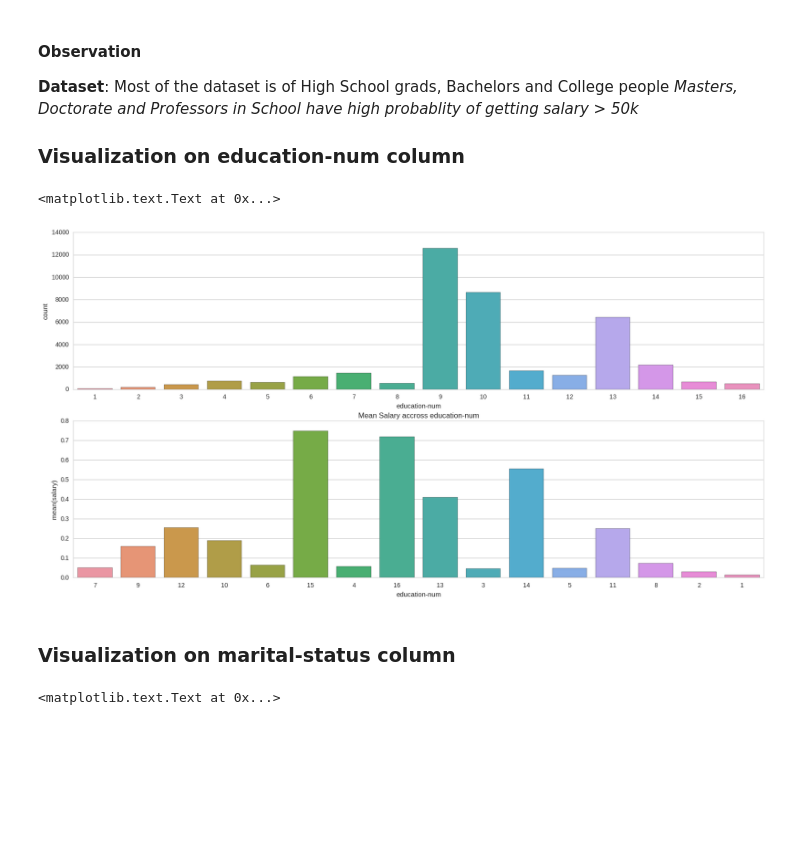
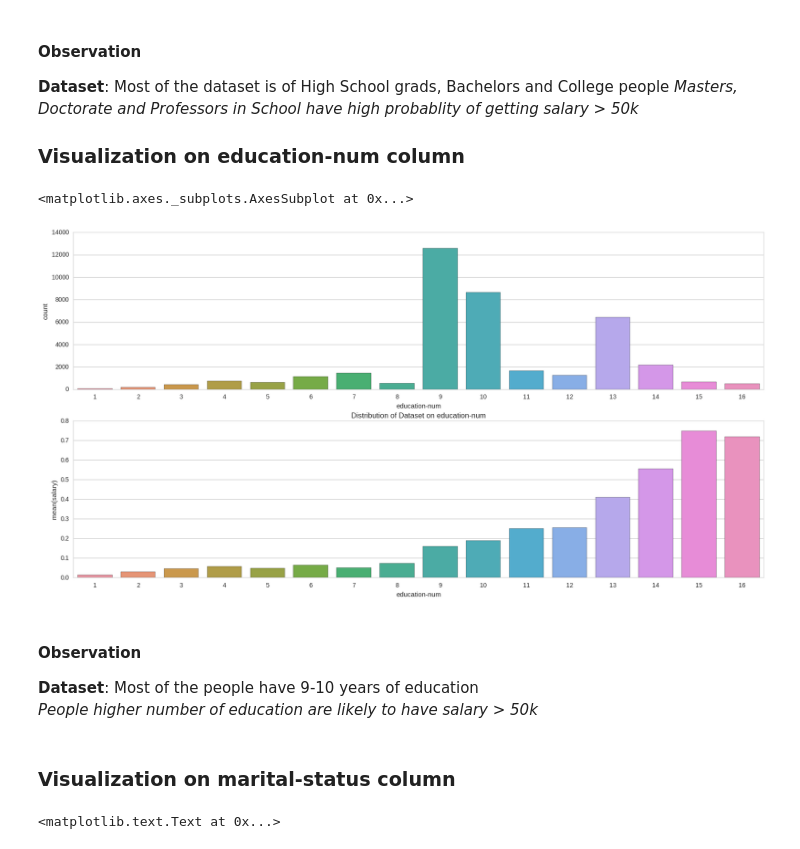
Before and after one commit to har33sh/ArtificialNeuralNetwork, a Jupyter notebook: Visualization.ipynb, the cells around one changed output. Drawn from its saved outputs; the diff is of its cells as text; code cells hidden in the pictures; blank space fills up the shorter version.

```diff
--- a/Visualization.ipynb
+++ b/Visualization.ipynb
@@ -143,18 +132,24 @@ sns.plt.title('Mean Salary accross education')
 # %%
 # Plotting the distribution of dataset on education-num
 fig, (axis1,axis2) = plt.subplots(2,figsize=(20,10))
-sns.countplot(x='education-num', data=train_df, ax=axis1)
+order_list=list(range(1,17))
+sns.countplot(x='education-num', data=train_df, ax=axis1,order=order_list)
 sns.plt.title('Distribution of Dataset on education-num')
 
 # average salary for each Person based on education-num
 person_perc = train_df[["education-num", "salary"]].groupby(['education-num'],as_index=False).mean()
-sns.barplot(x='education-num', y='salary', data=person_perc, ax=axis2,order=list(train_df["education-num"].unique()))
-sns.plt.title('Mean Salary accross education-num')
+sns.barplot(x='education-num', y='salary', data=person_perc, ax=axis2,order=order_list)
 # %% [output]
-<matplotlib.text.Text at 0x...>
+<matplotlib.axes._subplots.AxesSubplot at 0x...>
-[figure, old version]
+[figure, new version]
-# %% [markdown]
-### Visualization on marital-status column
+# %% [markdown]
+#### Observation
+**Dataset**: Most of the people have 9-10 years of education <br />
+*People higher number of education are likely to have salary > 50k*
+<br /> <br />
+
+
+### Visualization on marital-status column
 # %%
 # Plotting the distribution of dataset on  marital-status
 fig, (axis1,axis2) = plt.subplots(2,figsize=(20,10))
```
Also changed, not shown: parts of 22 cells of this notebook.
